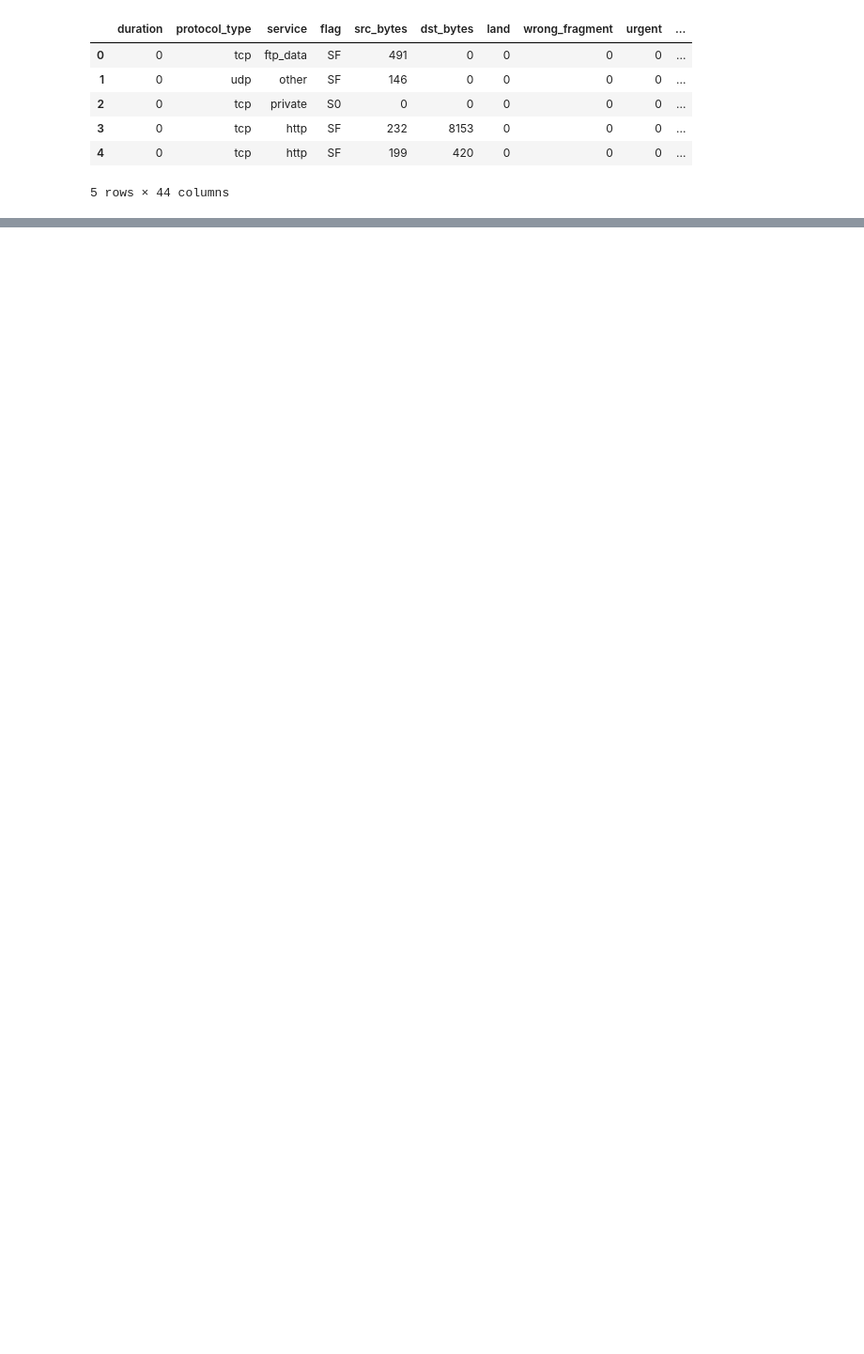
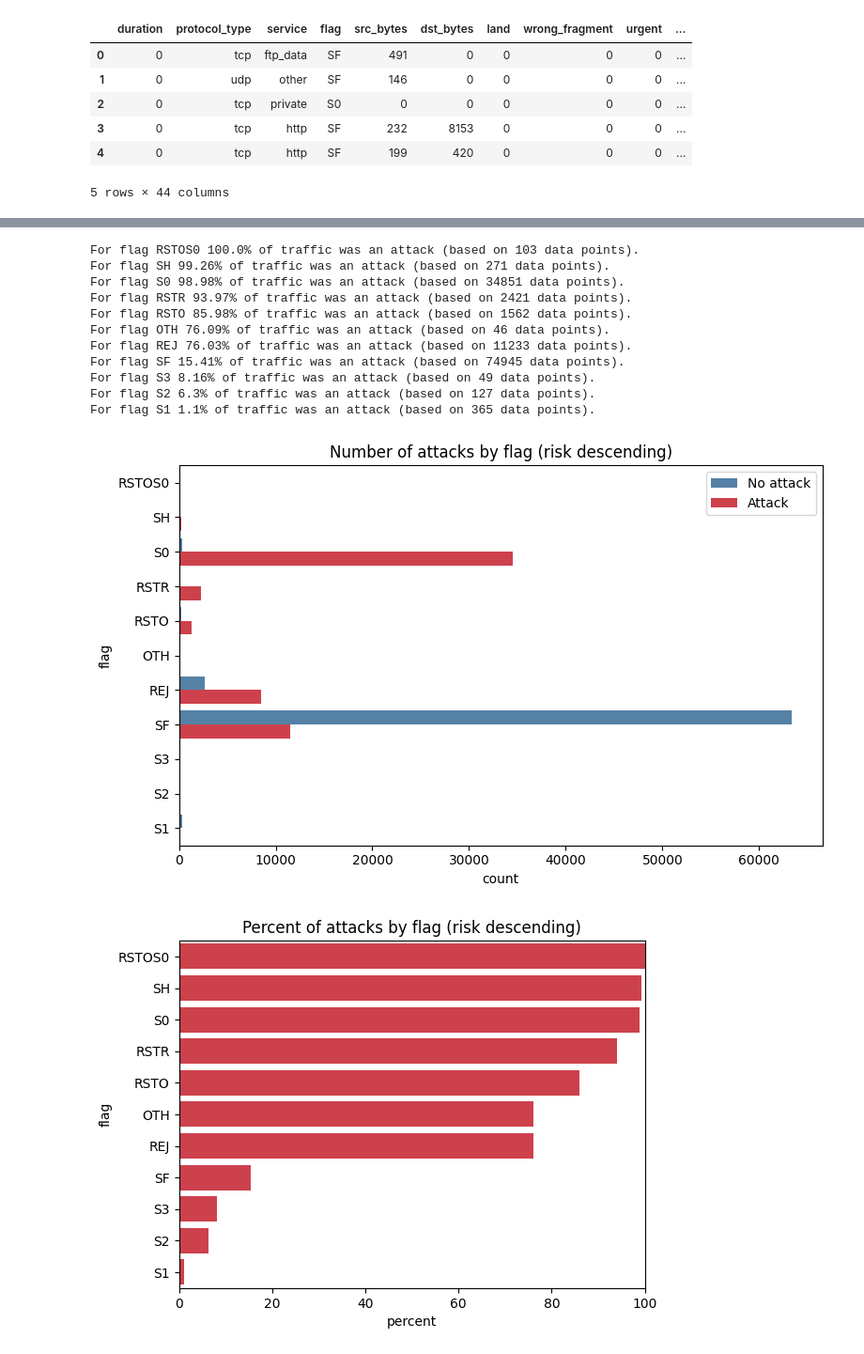
Before and after one commit to A-Lachs/cs-intrusion-detection-system, a Jupyter notebook: eda/eda.ipynb, the cells around one changed output, grey strips where cells are left out. Shown at 94% size. Cells and saved outputs as stored; diff of their text form; code cells hidden in the pictures; blank space fills up the shorter version.

```diff
--- a/eda/eda.ipynb
+++ b/eda/eda.ipynb
@@ -384,0 +820,20 @@ plt.show()
+# %%
+df_flag = aggregate_feature_by_target(train_data, "flag", "attack", verbose=1)
+#print(df_flag)
+barplot_by_attack(df_flag, "flag", "attack")
+# display only the risk
+barplot_percent_attacks(df_flag,"flag", "attack")
+# %% [output]
+For flag RSTOS0 100.0% of traffic was an attack (based on 103 data points).
+For flag SH 99.26% of traffic was an attack (based on 271 data points).
+For flag S0 98.98% of traffic was an attack (based on 34851 data points).
+For flag RSTR 93.97% of traffic was an attack (based on 2421 data points).
+For flag RSTO 85.98% of traffic was an attack (based on 1562 data points).
+For flag OTH 76.09% of traffic was an attack (based on 46 data points).
+For flag REJ 76.03% of traffic was an attack (based on 11233 data points).
+For flag SF 15.41% of traffic was an attack (based on 74945 data points).
+For flag S3 8.16% of traffic was an attack (based on 49 data points).
+For flag S2 6.3% of traffic was an attack (based on 127 data points).
+For flag S1 1.1% of traffic was an attack (based on 365 data points).
+[figure, added]
+[figure, added]
```
Also changed, not shown: parts of 107 cells of this notebook, 2 other files.
